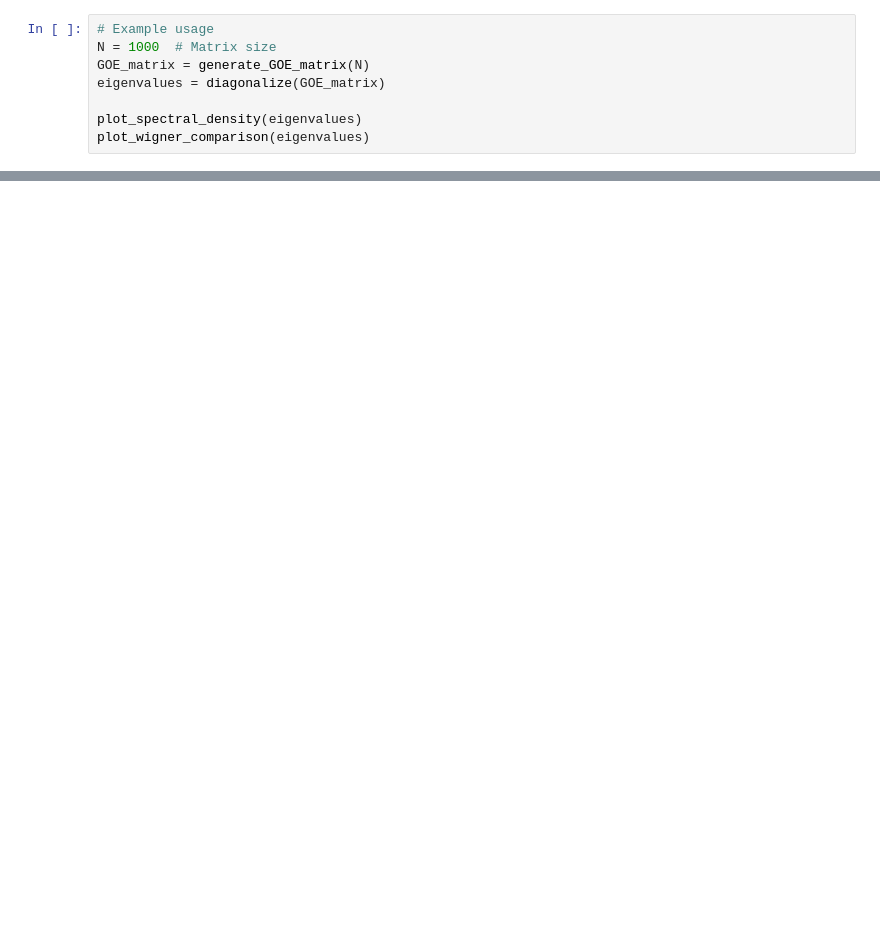
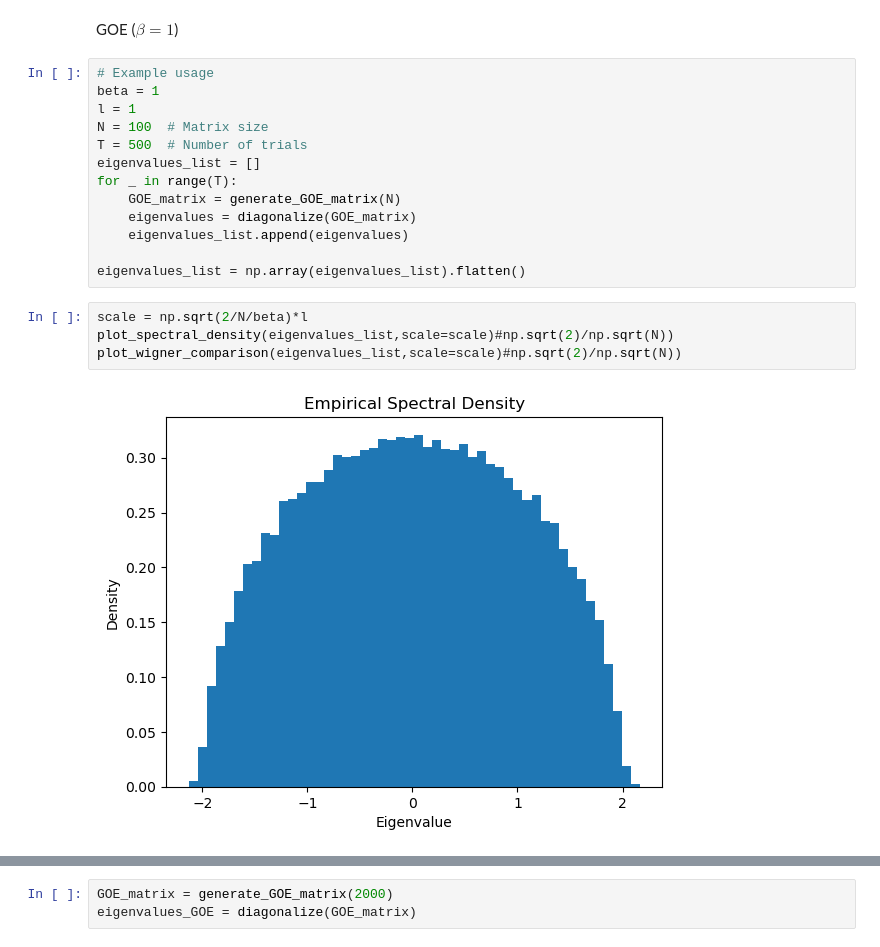
Before and after one commit to sjdu10/ACM217-RMT, a Jupyter notebook: code.ipynb, the cells around one changed output, grey strips where cells are left out. Saved outputs shown, nothing was run; the diff lists cells and outputs as text; blank space fills up the shorter version.

```diff
--- a/code.ipynb
+++ b/code.ipynb
@@ -48,8 +81,21 @@ def plot_wigner_comparison(eigenvalues, bins=50):
+# %% [markdown]
+GOE ($\beta=1$)
 # %%
 # Example usage
-N = 1000  # Matrix size
-GOE_matrix = generate_GOE_matrix(N)
-eigenvalues = diagonalize(GOE_matrix)
+beta = 1
+l = 1
+N = 100  # Matrix size
+T = 500  # Number of trials
+eigenvalues_list = []
+for _ in range(T):
+    GOE_matrix = generate_GOE_matrix(N)
+    eigenvalues = diagonalize(GOE_matrix)
+    eigenvalues_list.append(eigenvalues)
 
-plot_spectral_density(eigenvalues)
-plot_wigner_comparison(eigenvalues)
+eigenvalues_list = np.array(eigenvalues_list).flatten()
+# %%
+scale = np.sqrt(2/N/beta)*l
+plot_spectral_density(eigenvalues_list,scale=scale)#np.sqrt(2)/np.sqrt(N))
+plot_wigner_comparison(eigenvalues_list,scale=scale)#np.sqrt(2)/np.sqrt(N))
+# %% [output]
+[figure, added]
@@ -55,0 +103,3 @@ plot_wigner_comparison(eigenvalues)
+# %%
+GOE_matrix = generate_GOE_matrix(2000)
+eigenvalues_GOE = diagonalize(GOE_matrix)
```
Also changed, not shown: parts of 11 cells of this notebook.
